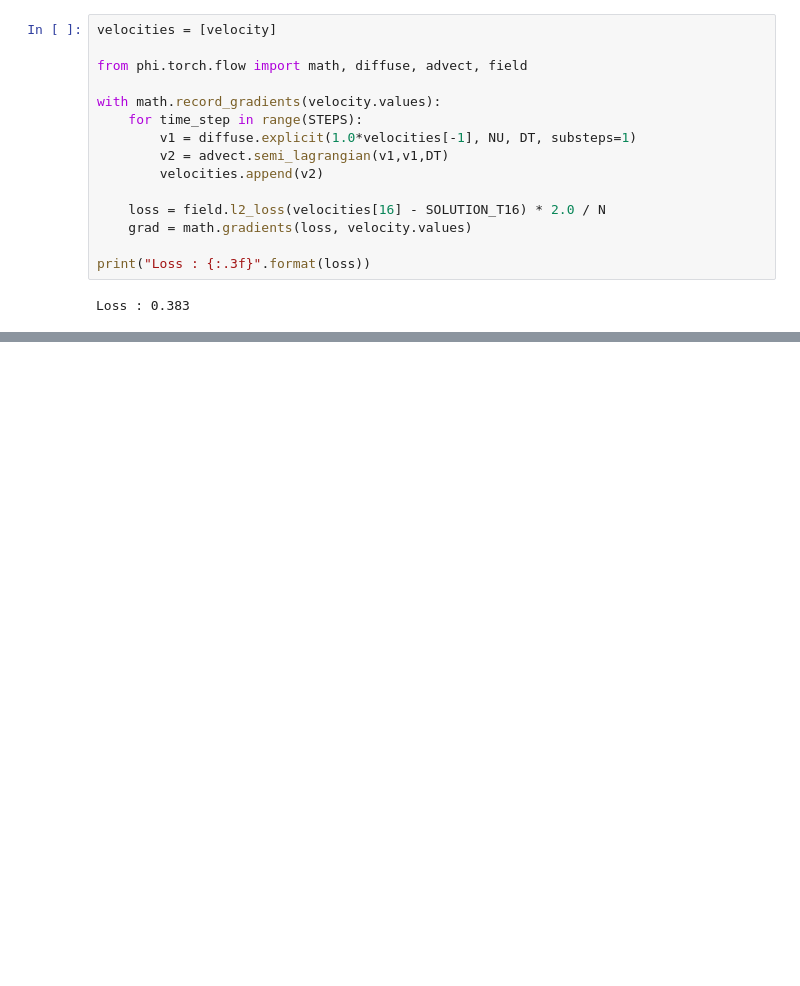
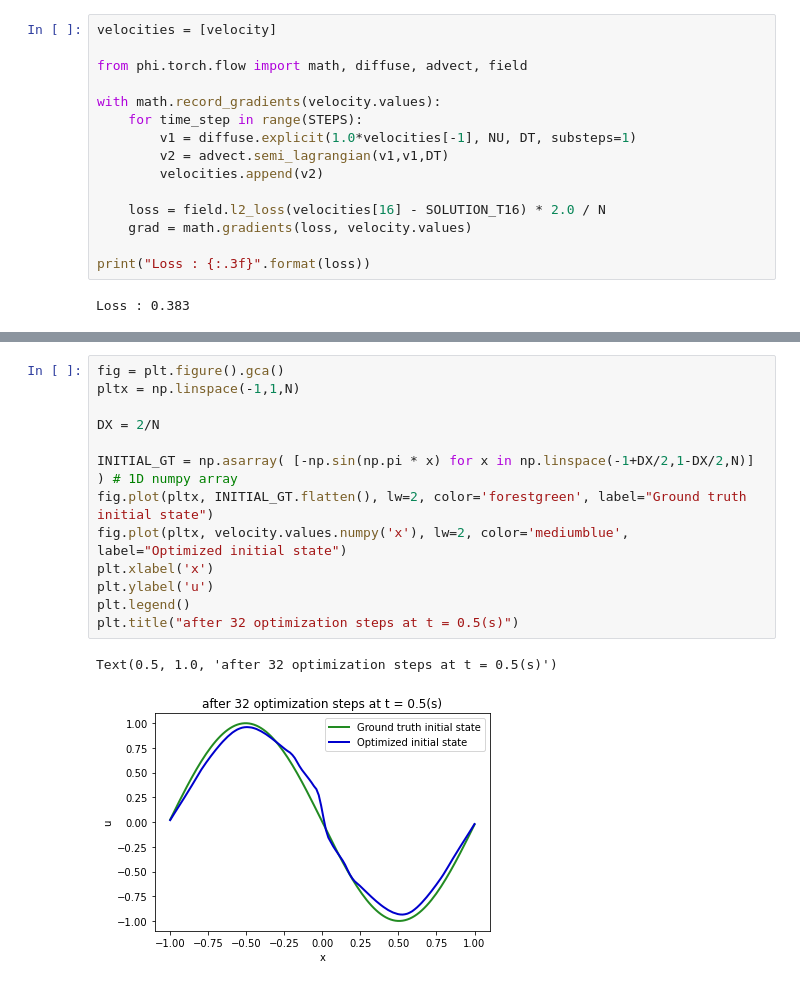
Before and after one commit to ZINZINBIN/Physics-informed-ml-study, a Jupyter notebook: lecture08/main.ipynb, the cells around one changed output, grey strips where cells are left out. Saved outputs shown, nothing was run; the diff lists cells and outputs as text; blank space fills up the shorter version.

```diff
--- a/lecture08/main.ipynb
+++ b/lecture08/main.ipynb
@@ -158,0 +154,16 @@ plt.legend()
+# %%
+fig = plt.figure().gca()
+pltx = np.linspace(-1,1,N)
+
+DX = 2/N
+
+INITIAL_GT = np.asarray( [-np.sin(np.pi * x) for x in np.linspace(-1+DX/2,1-DX/2,N)] ) # 1D numpy array
+fig.plot(pltx, INITIAL_GT.flatten(), lw=2, color='forestgreen', label="Ground truth initial state")
+fig.plot(pltx, velocity.values.numpy('x'), lw=2, color='mediumblue',  label="Optimized initial state")
+plt.xlabel('x')
+plt.ylabel('u')
+plt.legend()
+plt.title("after 32 optimization steps at t = 0.5(s)")
+# %% [output]
+Text(0.5, 1.0, 'after 32 optimization steps at t = 0.5(s)')
+[figure, added]
```
Also changed, not shown: parts of 9 cells of this notebook.
